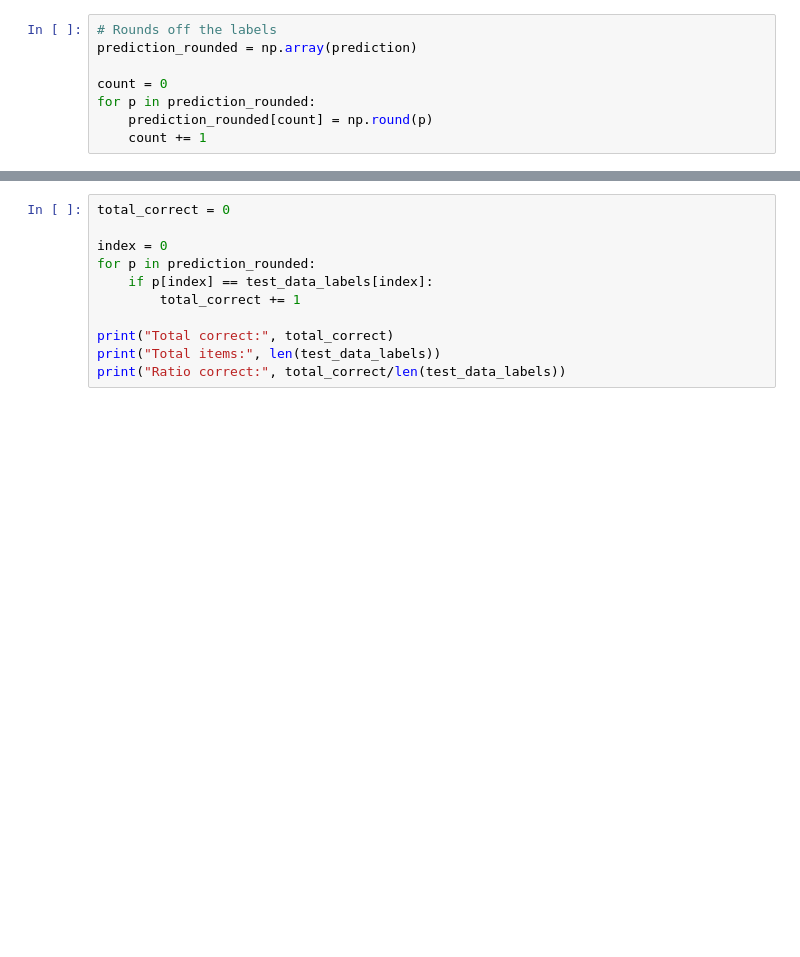
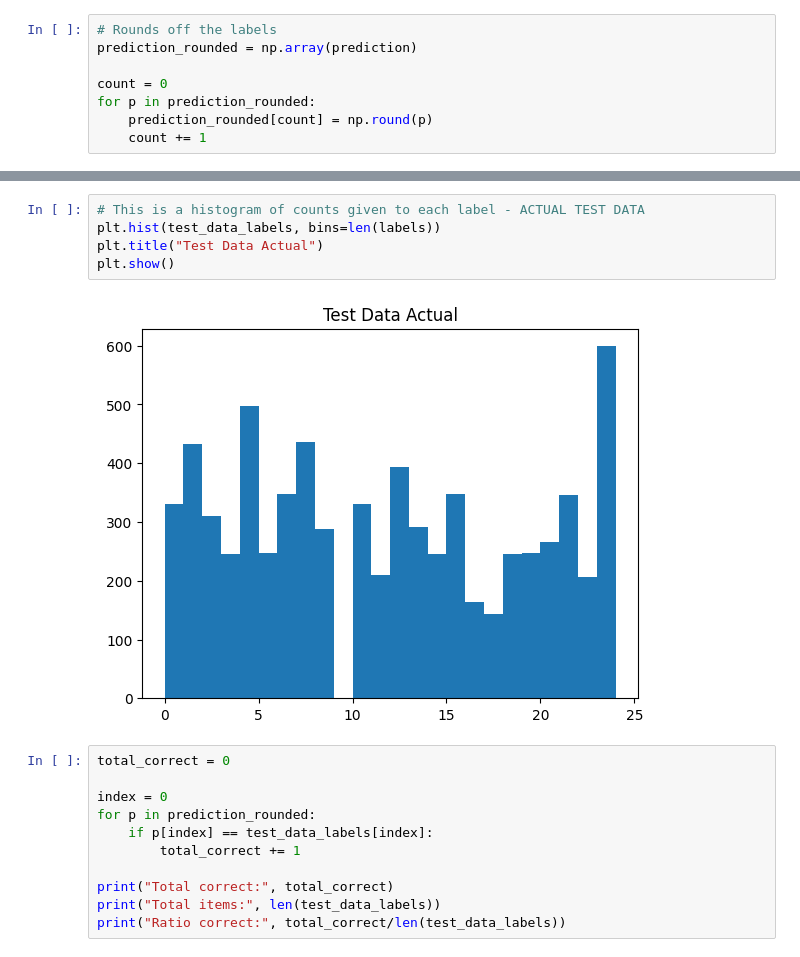
Before and after one commit to Astute-2319/CS5990-Group7-Final-Project, a Jupyter notebook: astute_final_work.ipynb, the cells around one changed output, grey strips where cells are left out. Drawn from its saved outputs; the diff is of its cells as text; blank space fills up the shorter version.

```diff
--- a/astute_final_work.ipynb
+++ b/astute_final_work.ipynb
@@ -137,3 +139,10 @@ plt.show()
+# %%
+# This is a histogram of counts given to each label - ACTUAL TEST DATA
+plt.hist(test_data_labels, bins=len(labels))
+plt.title("Test Data Actual")
+plt.show()
+# %% [output]
+[figure, added]
 # %%
 total_correct = 0
 
```
Also changed, not shown: parts of 2 cells of this notebook.
